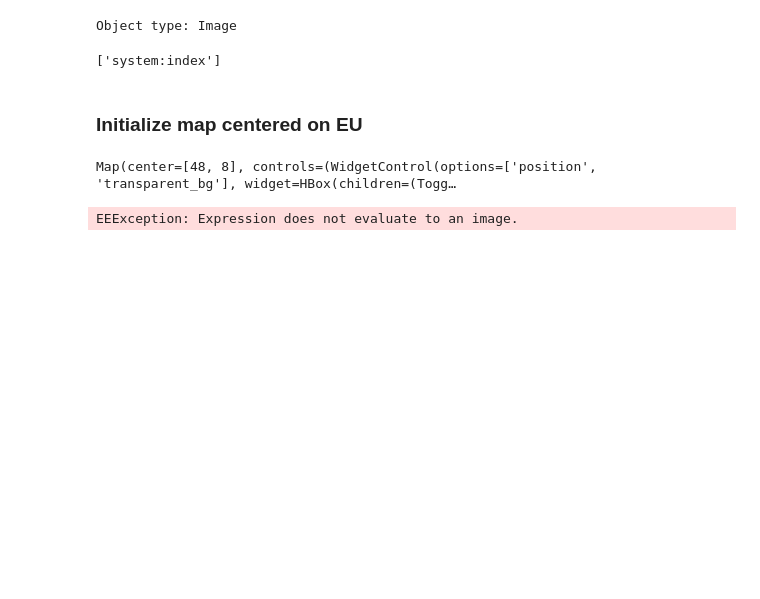
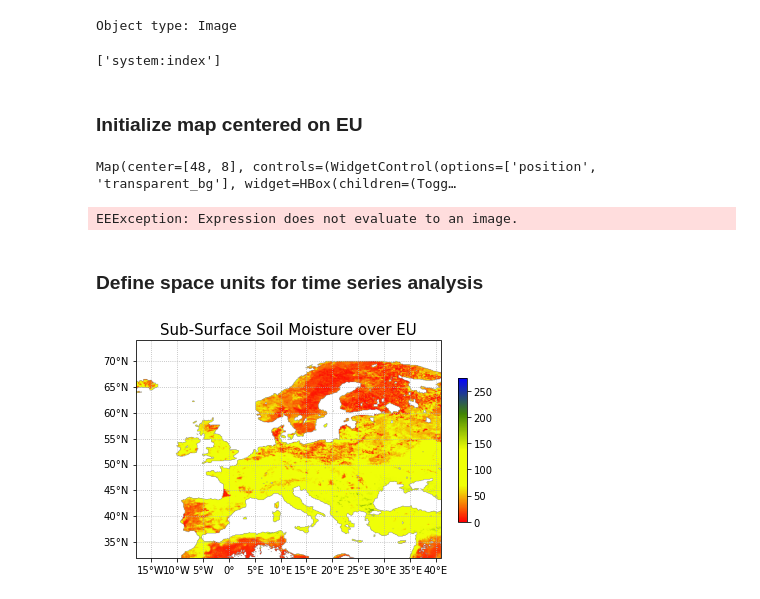
Before and after one commit to IvanPalm/gee_smap_eu, a Jupyter notebook: notebooks/example_reduceRegions.ipynb, the cells around one changed output. Saved outputs shown, nothing was run; the diff lists cells and outputs as text; code cells hidden in the pictures; blank space fills up the shorter version.

Commit message:
updated example for question on reduceRegions

```diff
--- a/notebooks/example_reduceRegions.ipynb
+++ b/notebooks/example_reduceRegions.ipynb
@@ -136,3 +136,21 @@ Map(center=[48, 8], controls=(WidgetControl(options=['position', 'transparent_bg
 map0.addLayer(susm_m1, {}, 'Test average mapped over collection')
 # %% [output]
 EEException: Expression does not evaluate to an image.
+# %% [markdown]
+### Define space units for time series analysis
+# %%
+# xmin, ymin, xmax, ymax
+eu_bbox = [-18, 32, 41, 74]
+
+susm1 = susm.first()
+# Check grid size for spatial re-sampling
+ax = cartoee.get_map(susm1, region=eu_bbox, vis_params=susm_vparams)
+# add gridlines to the map at a specified interval
+cartoee.add_gridlines(ax, interval=[5, 5], linestyle=":")
+# add colorbar
+cartoee.add_colorbar(ax, susm_vparams, loc='right')
+# set title
+ax.set_title(label='Sub-Surface Soil Moisture over EU', fontsize=15)
+plt.show()
+# %% [output]
+[figure, added]
```
Also changed, not shown: 1 other file.
